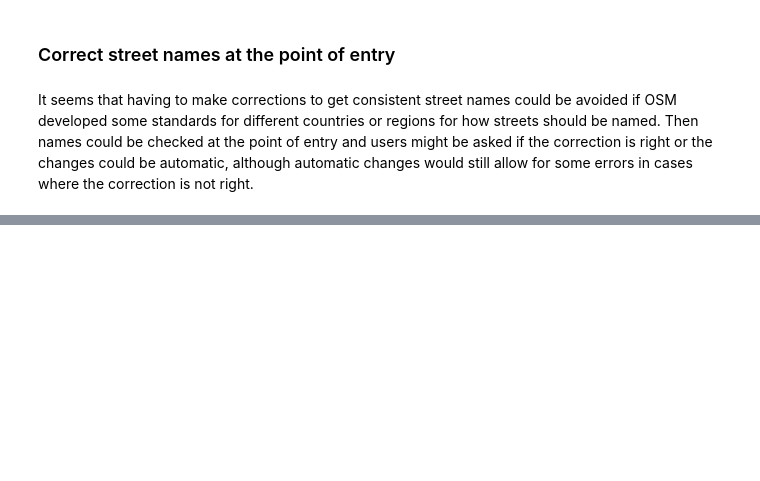
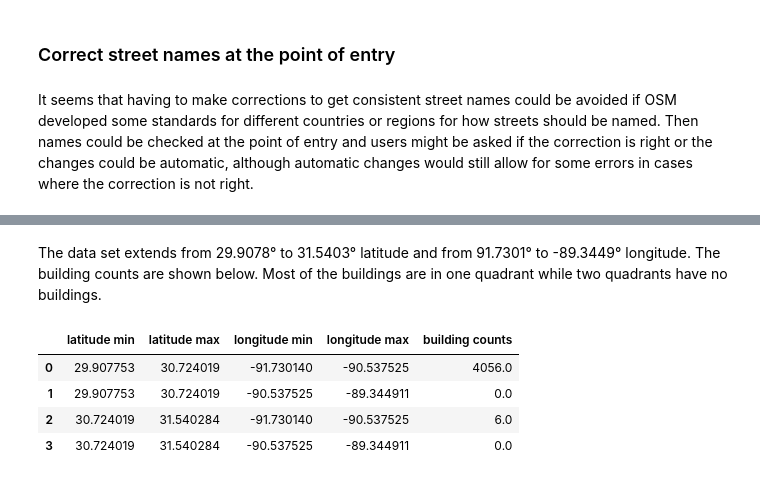
Before and after one commit to bnovak1/data_analyst_nanodegree, a Jupyter notebook: MongoDB/Project/Report.ipynb, the cells around one changed output, grey strips where cells are left out. Drawn from its saved outputs; the diff is of its cells as text; code cells hidden in the pictures; blank space fills up the shorter version.

```diff
--- a/MongoDB/Project/Report.ipynb
+++ b/MongoDB/Project/Report.ipynb
@@ -233,0 +250,11 @@ It seems that having to make corrections to get consistent street names could be
+# %% [markdown]
+The data set extends from 29.9078&deg; to 31.5403&deg; latitude and from 91.7301&deg; to -89.3449&deg; longitude. The building counts are shown below. Most of the buildings are in one quadrant while two quadrants have no buildings.
+# %%
+pd.DataFrame(np.column_stack((boundaries, building_count)),
+             columns=['latitude min', 'latitude max', 'longitude min', 'longitude max', 'building counts'])
+# %% [output]
+|  | latitude min | latitude max | longitude min | longitude max | building counts |
+| 0 | 29.907753 | 30.724019 | -91.730140 | -90.537525 | 4056.0 |
+| 1 | 29.907753 | 30.724019 | -90.537525 | -89.344911 | 0.0 |
+| 2 | 30.724019 | 31.540284 | -91.730140 | -90.537525 | 6.0 |
+| 3 | 30.724019 | 31.540284 | -90.537525 | -89.344911 | 0.0 |
```
Also changed, not shown: parts of 13 cells of this notebook, 8 other files.
